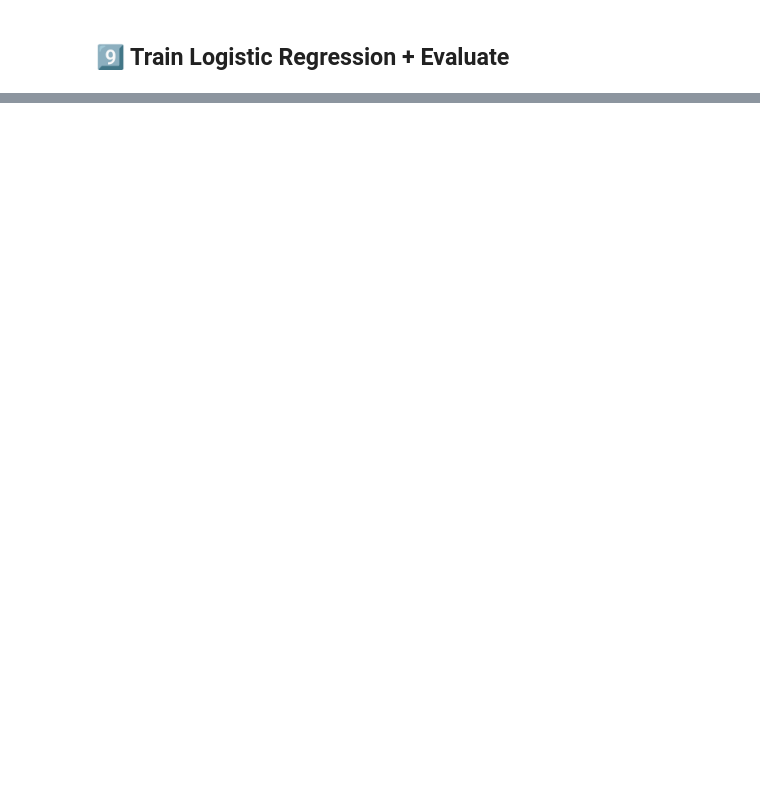
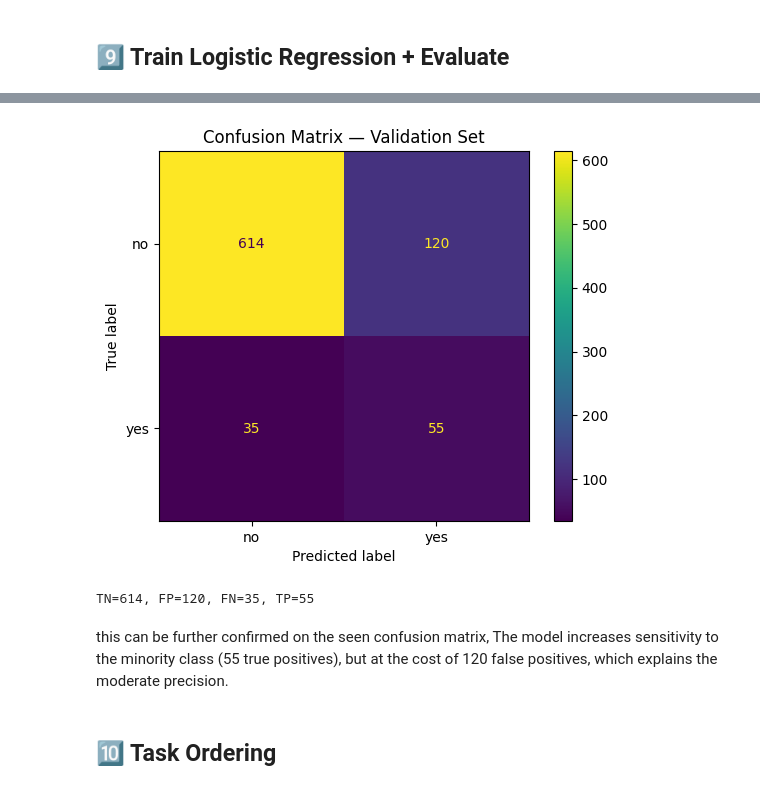
Before and after one commit to cgprietoieu2024-spec/ML-fundamentals-2026, a Jupyter notebook: assignment_1_cesar_prieto.ipynb, the cells around one changed output, grey strips where cells are left out. Saved outputs shown, nothing was run; the diff lists cells and outputs as text; code cells hidden in the pictures; blank space fills up the shorter version.

Commit message:
Finished all mayor tasks, going through everything and final touches

```diff
--- a/assignment_1_cesar_prieto.ipynb
+++ b/assignment_1_cesar_prieto.ipynb
@@ -616,0 +639,6 @@ X_train_encoded.shape, X_val_encoded.shape, X_test_encoded.shape
+# %%
+smote = SMOTE(random_state=42)
+
+X_train_resampled, y_train_resampled = smote.fit_resample(
+    X_train_encoded, y_train
+)
@@ -618,0 +658,4 @@ X_train_encoded.shape, X_val_encoded.shape, X_test_encoded.shape
+# %%
+logreg = LogisticRegression(max_iter=1000, random_state=42)
+
+logreg.fit(X_train_resampled, y_train_resampled)
@@ -618,0 +666,2 @@ X_train_encoded.shape, X_val_encoded.shape, X_test_encoded.shape
+# %%
+y_val_pred = logreg.predict(X_val_encoded)
@@ -618,0 +693,19 @@ X_train_encoded.shape, X_val_encoded.shape, X_test_encoded.shape
+# %%
+# Confusion matrix on VALIDATION
+cm = confusion_matrix(y_val, y_val_pred, labels=["no", "yes"])
+
+disp = ConfusionMatrixDisplay(confusion_matrix=cm, display_labels=["no", "yes"])
+disp.plot(values_format="d")
+plt.title("Confusion Matrix — Validation Set")
+plt.show()
+
+# Optional: also print TP/FP/FN/TN explicitly (for your explanation)
+tn, fp, fn, tp = cm.ravel()
+print(f"TN={tn}, FP={fp}, FN={fn}, TP={tp}")
+# %% [output]
+[figure, added]
+TN=614, FP=120, FN=35, TP=55
+# %% [markdown]
+this can be further confirmed on the seen confusion matrix, The model increases sensitivity to the minority class (55 true positives), but at the cost of 120 false positives, which explains the moderate precision.
+# %% [markdown]
+## 🔟 Task Ordering
```
Also changed, not shown: parts of 17 cells of this notebook.
